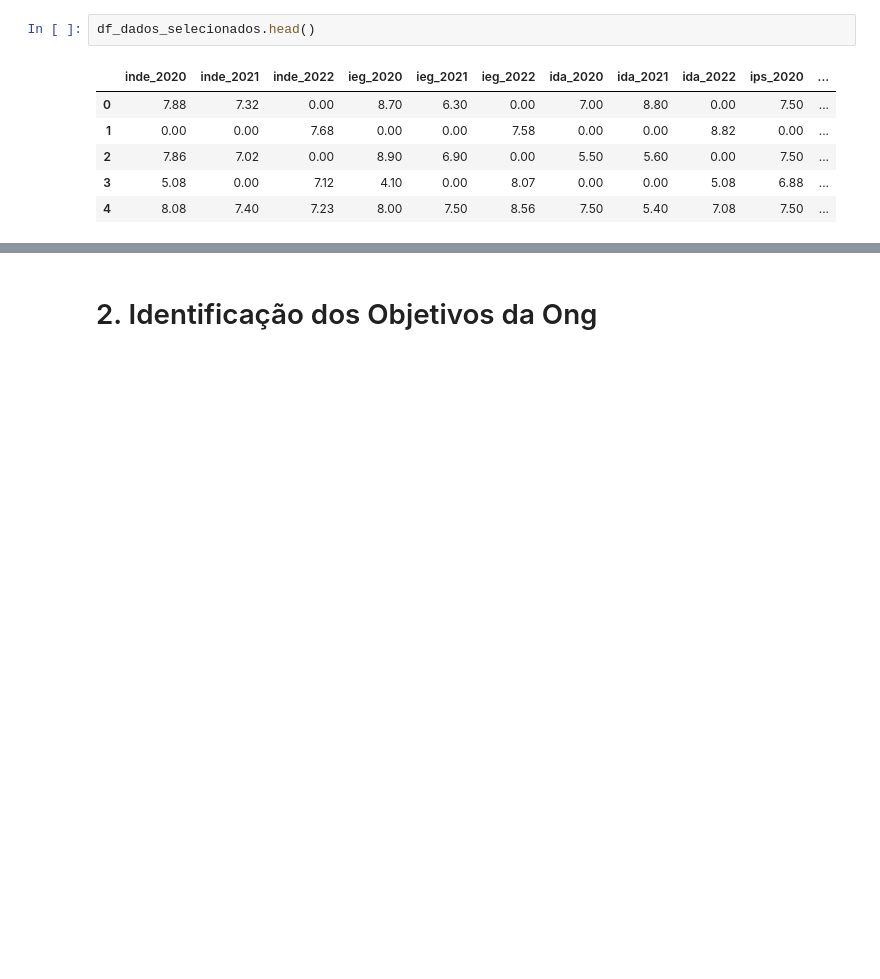
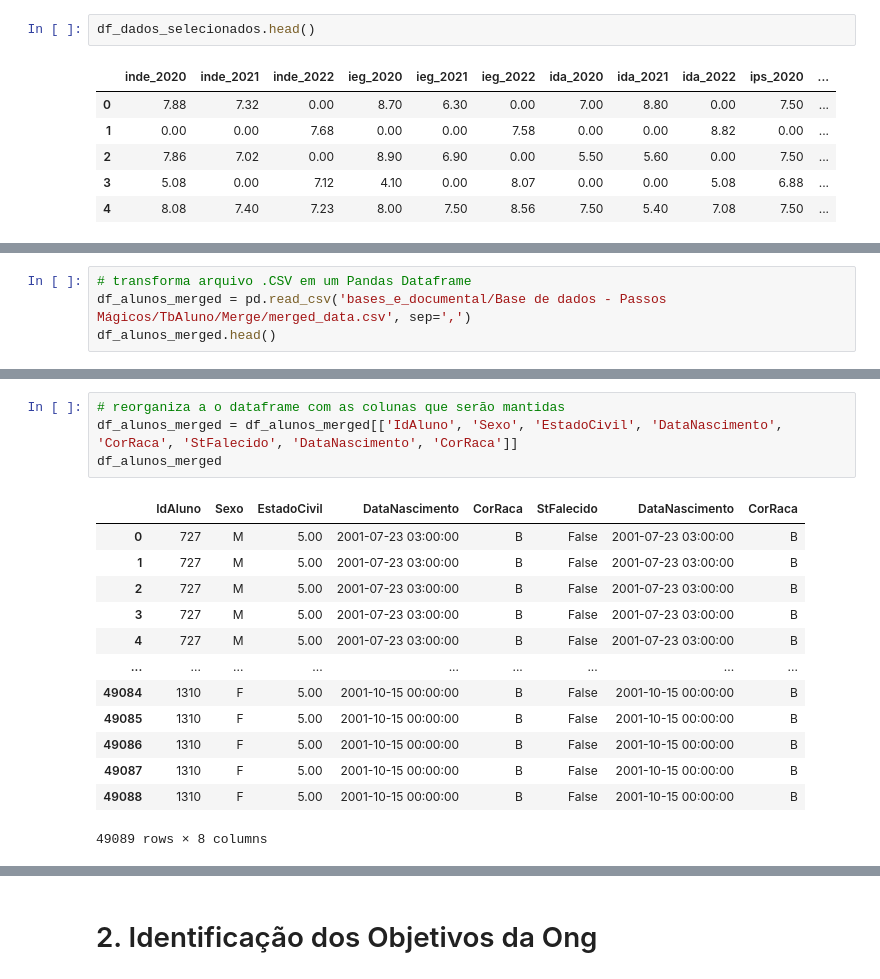
Before and after one commit to camimq/datathonFiap, a Jupyter notebook: main_analysis.ipynb, the cells around one changed output, grey strips where cells are left out. Cells and saved outputs as stored; diff of their text form; blank space fills up the shorter version.

Commit message:
adiciona análise preliminar da tabela merged de alunos

```diff
--- a/main_analysis.ipynb
+++ b/main_analysis.ipynb
@@ -332,0 +572,4 @@ df_dados_selecionados.head()
+# %%
+# transforma arquivo .CSV em um Pandas Dataframe
+df_alunos_merged = pd.read_csv('bases_e_documental/Base de dados - Passos Mágicos/TbAluno/Merge/merged_data.csv', sep=',')
+df_alunos_merged.head()
@@ -332,0 +670,18 @@ df_dados_selecionados.head()
+# %%
+# reorganiza a o dataframe com as colunas que serão mantidas
+df_alunos_merged = df_alunos_merged[['IdAluno', 'Sexo', 'EstadoCivil', 'DataNascimento', 'CorRaca', 'StFalecido', 'DataNascimento', 'CorRaca']]
+df_alunos_merged
+# %% [output]
+|  | IdAluno | Sexo | EstadoCivil | DataNascimento | CorRaca | StFalecido | DataNascimento | CorRaca |
+| 0 | 727 | M | 5.00 | 2001-07-23 03:00:00 | B | False | 2001-07-23 03:00:00 | B |
+| 1 | 727 | M | 5.00 | 2001-07-23 03:00:00 | B | False | 2001-07-23 03:00:00 | B |
+| 2 | 727 | M | 5.00 | 2001-07-23 03:00:00 | B | False | 2001-07-23 03:00:00 | B |
+| 3 | 727 | M | 5.00 | 2001-07-23 03:00:00 | B | False | 2001-07-23 03:00:00 | B |
+| 4 | 727 | M | 5.00 | 2001-07-23 03:00:00 | B | False | 2001-07-23 03:00:00 | B |
+| ... | ... | ... | ... | ... | ... | ... | ... | ... |
+| 49084 | 1310 | F | 5.00 | 2001-10-15 00:00:00 | B | False | 2001-10-15 00:00:00 | B |
+| 49085 | 1310 | F | 5.00 | 2001-10-15 00:00:00 | B | False | 2001-10-15 00:00:00 | B |
+| 49086 | 1310 | F | 5.00 | 2001-10-15 00:00:00 | B | False | 2001-10-15 00:00:00 | B |
+| 49087 | 1310 | F | 5.00 | 2001-10-15 00:00:00 | B | False | 2001-10-15 00:00:00 | B |
+| 49088 | 1310 | F | 5.00 | 2001-10-15 00:00:00 | B | False | 2001-10-15 00:00:00 | B |
+49089 rows × 8 columns
```
Also changed, not shown: parts of 32 cells of this notebook.
